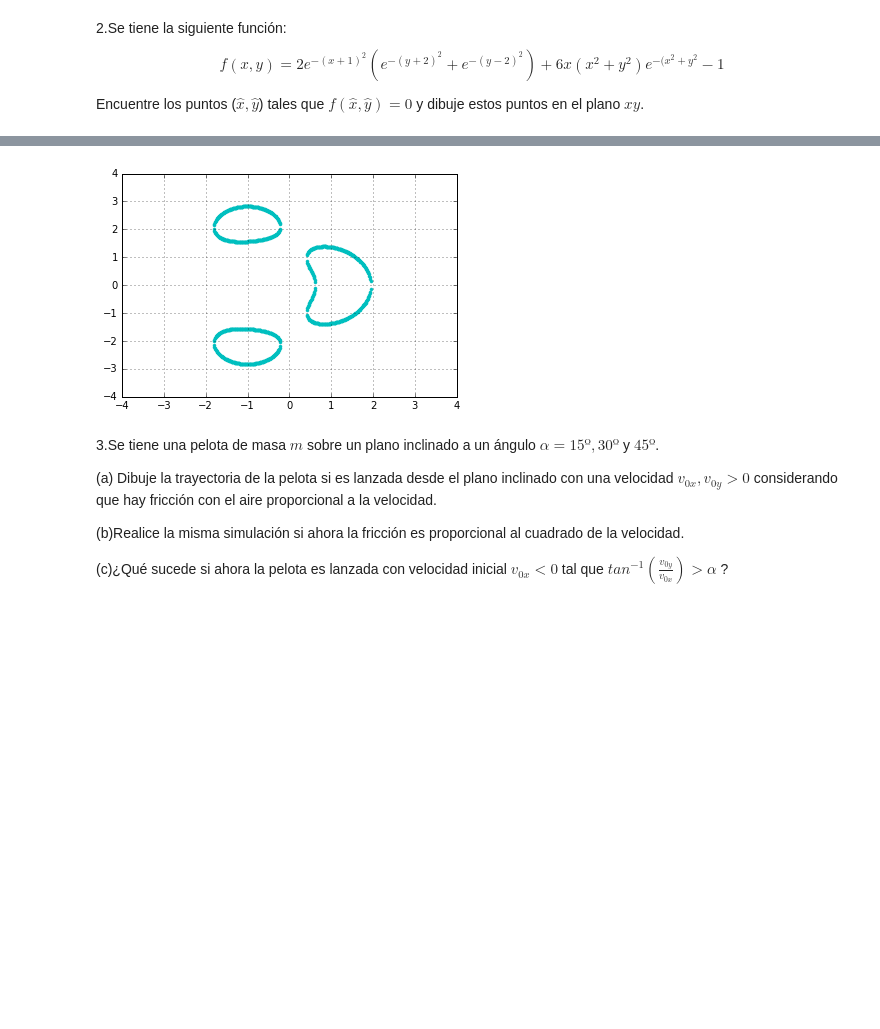
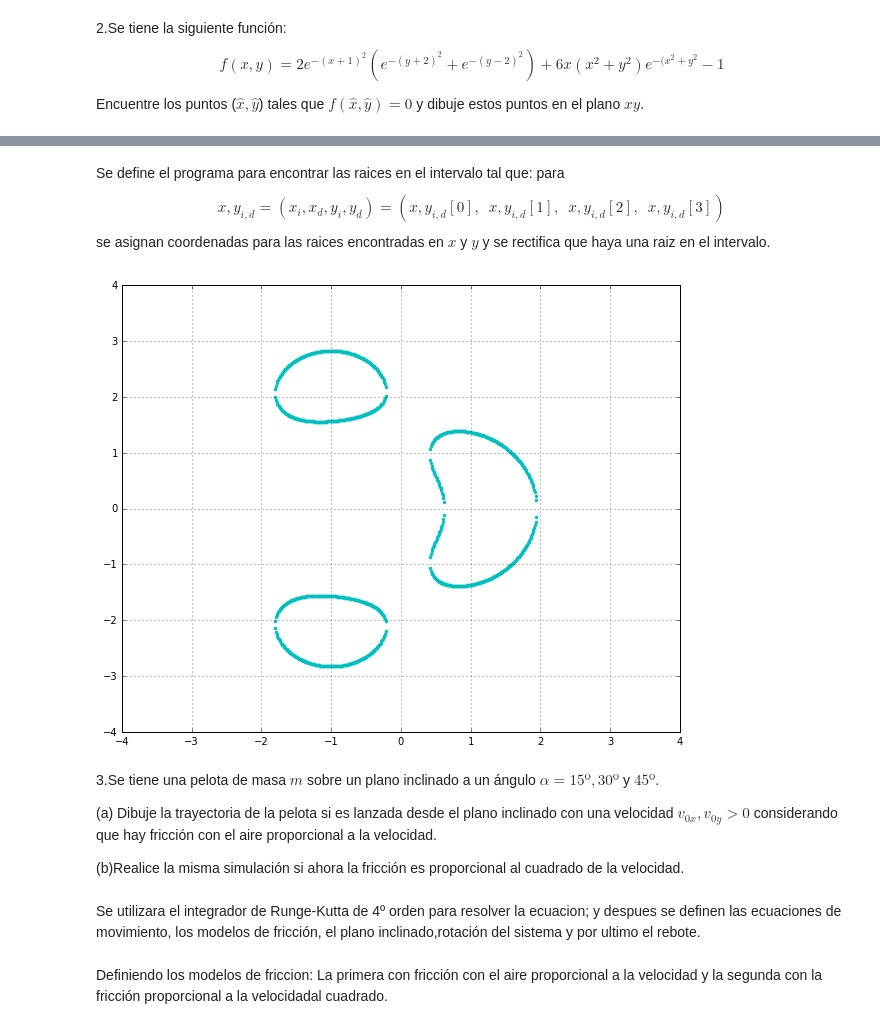
Before and after one commit to adriross/Tareas, a Jupyter notebook: tarea2.ipynb, the cells around one changed output, grey strips where cells are left out. Drawn from its saved outputs; the diff is of its cells as text; code cells hidden in the pictures; blank space fills up the shorter version.

```diff
--- a/tarea2.ipynb
+++ b/tarea2.ipynb
@@ -132,6 +142,10 @@ def raiz_f(func,x_i,x_d,h=1e-5):
         raiz=0.5*(x_i+x_d)
         f_i,f_d=func(x_i),func(x_d)
     return array(raiz)
+# %% [markdown]
+Se define el programa para encontrar las raices en el intervalo tal que:
+para $$x,y_{i,d}=(x_i,x_d,y_i,y_d)=(x,y_{i,d}[0],\,\,\,x,y_{i,d}[1],\,\,\,x,y_{i,d}[2],\,\,\,x,y_{i,d}[3])$$
+se asignan coordenadas para las raices encontradas en $x$ y $y$ y se rectifica que haya una raiz en el intervalo.
 # %%
 def r_vec(func,xy_id,h=1e-3):
     x=arange(xy_id[0],xy_id[1]+h,h)
@@ -149,21 +163,22 @@ def r_vec(func,xy_id,h=1e-3):
                 y_r.append(raiz[1])
     return array([x_r,y_r])
 # %%
+fig,ax=plt.subplots(figsize=(10,8))
 x_r,y_r=r_vec(f,[-4,4,-4,4],1e-2)
 xlim([-4,4]), ylim([-4,4])
 plot(x_r,y_r,'.',color='c')
 grid(True)
 show()
 # %% [output]
-[figure, old version]
+[figure, new version]
 # %% [markdown]
 3.Se tiene una pelota de masa $m$ sobre un plano inclinado a un ángulo $\alpha = 15º, 30º$ y $45º$.
 
 (a) Dibuje la trayectoria de la pelota si es lanzada desde el plano inclinado con una velocidad $v_{0x},v_{0y}>0$ considerando que hay fricción con el aire proporcional a la velocidad.
 
 (b)Realice la misma simulación si ahora la fricción es proporcional al cuadrado de la velocidad.
-
-(c)¿Qué sucede si ahora la pelota es lanzada con velocidad inicial $v_{0x}<0$ tal que $tan^{-1} \left( \frac{v_{0y}}{v_{0x}}\right) > \alpha$ ?
+# %% [markdown]
+Se utilizara el integrador de Runge-Kutta de 4º orden para resolver la ecuacion; y despues se definen las ecuaciones de movimiento, los modelos de fricción, el plano inclinado,rotación del sistema y por ultimo el rebote.
 # %%
 def rk4(ec,p_ini,x,args=0,h=0.01):
     if (x[1]-x[0])<=5*h:
@@ -188,0 +214,3 @@ def rk4(ec,p_ini,x,args=0,h=0.01):
+# %% [markdown]
+Definiendo los modelos de friccion:
+La primera con fricción con el aire proporcional a la velocidad y la segunda con la fricción proporcional a la velocidadal cuadrado.
```
Also changed, not shown: parts of 25 cells of this notebook.
